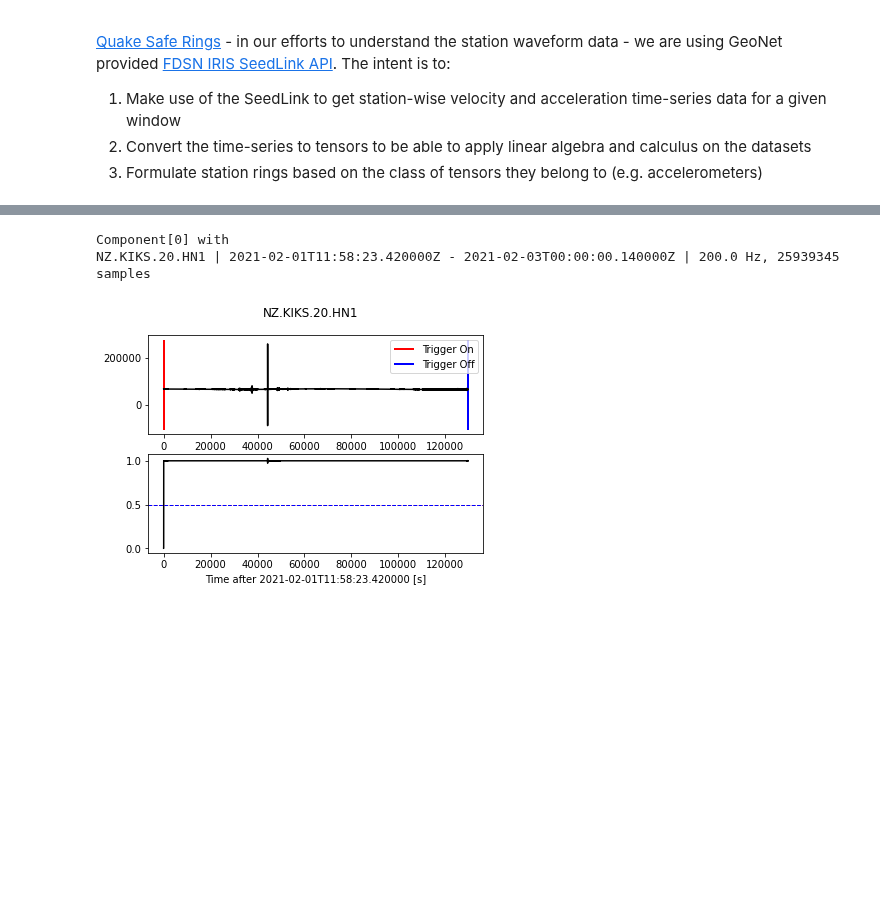
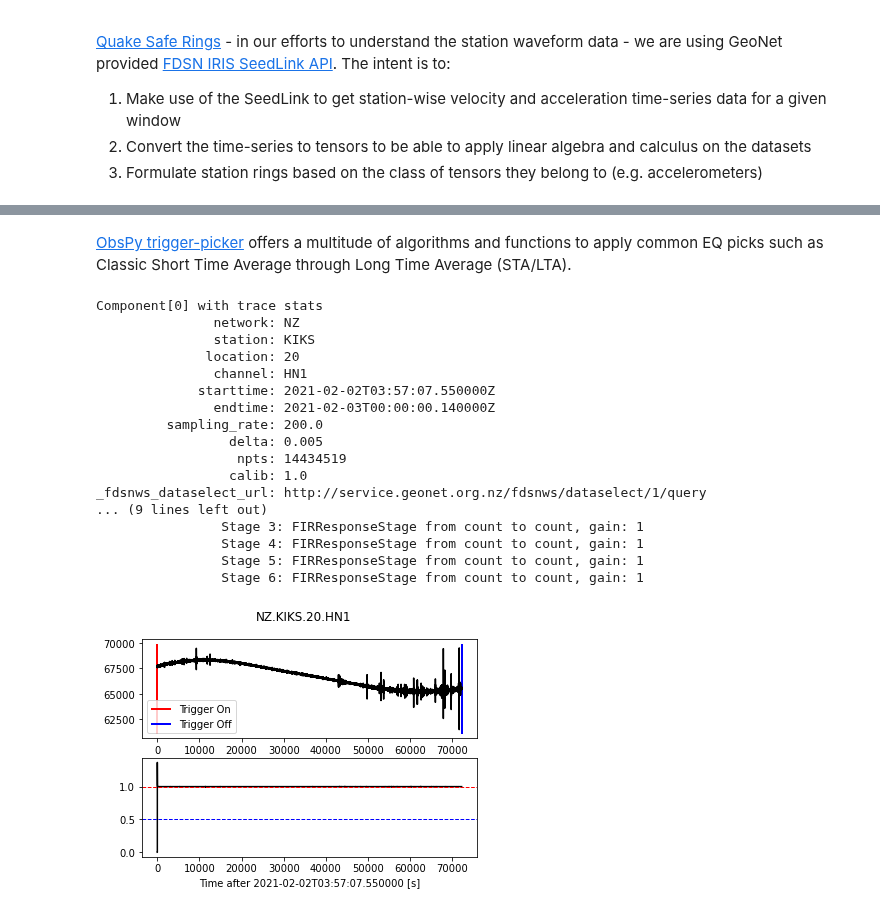
Before and after one commit to waidyanatha/quasar, a Jupyter notebook: notebooks/2a_wafeform_analysis.ipynb, the cells around one changed output, grey strips where cells are left out. Cells and saved outputs as stored; diff of their text form; code cells hidden in the pictures; blank space fills up the shorter version.

```diff
--- a/notebooks/2a_wafeform_analysis.ipynb
+++ b/notebooks/2a_wafeform_analysis.ipynb
@@ -40,16 +49,35 @@ for st_idx, (st_code, st_type, st_lat, st_lon) in enumerate(lst_val_st):
+# %% [markdown]
+[ObsPy trigger-picker](https://docs.obspy.org/tutorial/code_snippets/trigger_tutorial.html) offers a multitude of algorithms and functions to apply common EQ picks such as Classic Short Time Average through Long Time Average (STA/LTA).
 # %%
-from obspy.signal.trigger import classic_sta_lta
-from obspy.signal.trigger import plot_trigger
+from obspy.signal.trigger import classic_sta_lta, recursive_sta_lta, plot_trigger
+#from obspy.signal.trigger import plot_trigger
 
 for idx_tr, item_tr in enumerate(trace):
-    print(f'Component[{idx_tr}] with  \n{item_tr}')
+    print(f'Component[{idx_tr}] with trace stats \n{item_tr.stats}')
     df = item_tr.stats.sampling_rate
-    cft = classic_sta_lta(item_tr.data, int(5 * df), int(10 * df))
-    plot_trigger(item_tr, cft, 1.5, 0.5)
+#    cft = classic_sta_lta(item_tr.data, int(5 * df), int(10 * df))
+#    plot_trigger(item_tr, cft, 1.0, 0.5)
+    cft = recursive_sta_lta(item_tr.data, int(5 * df), int(10 * df))
+    plot_trigger(item_tr, cft, 1.0, 0.5)
     break
 #    for acc in item_tr:
 #        print(acc)
 # %% [output]
-Component[0] with
-NZ.KIKS.20.HN1 | 2021-02-01T11:58:23.420000Z - 2021-02-03T00:00:00.140000Z | 200.0 Hz, 25939345 samples
+Component[0] with trace stats
+               network: NZ
+               station: KIKS
+              location: 20
+               channel: HN1
+             starttime: 2021-02-02T03:57:07.550000Z
+               endtime: 2021-02-03T00:00:00.140000Z
+         sampling_rate: 200.0
+                 delta: 0.005
+                  npts: 14434519
+                 calib: 1.0
+_fdsnws_dataselect_url: http://service.geonet.org.nz/fdsnws/dataselect/1/query
+... (9 lines left out)
+                Stage 3: FIRResponseStage from count to count, gain: 1
+                Stage 4: FIRResponseStage from count to count, gain: 1
+                Stage 5: FIRResponseStage from count to count, gain: 1
+                Stage 6: FIRResponseStage from count to count, gain: 1
-[figure, old version]
+[figure, new version]
```
Also changed, not shown: parts of 4 cells of this notebook, 2 other files.
